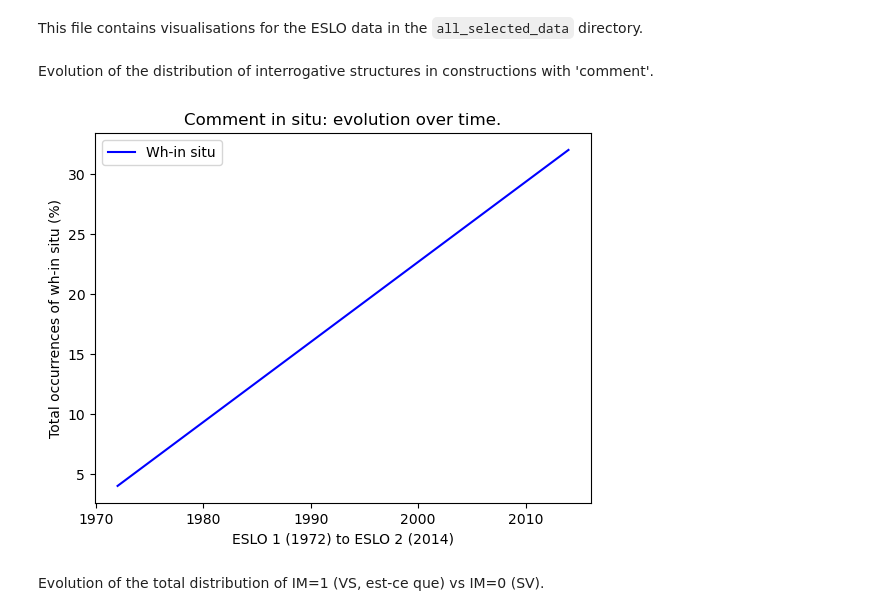
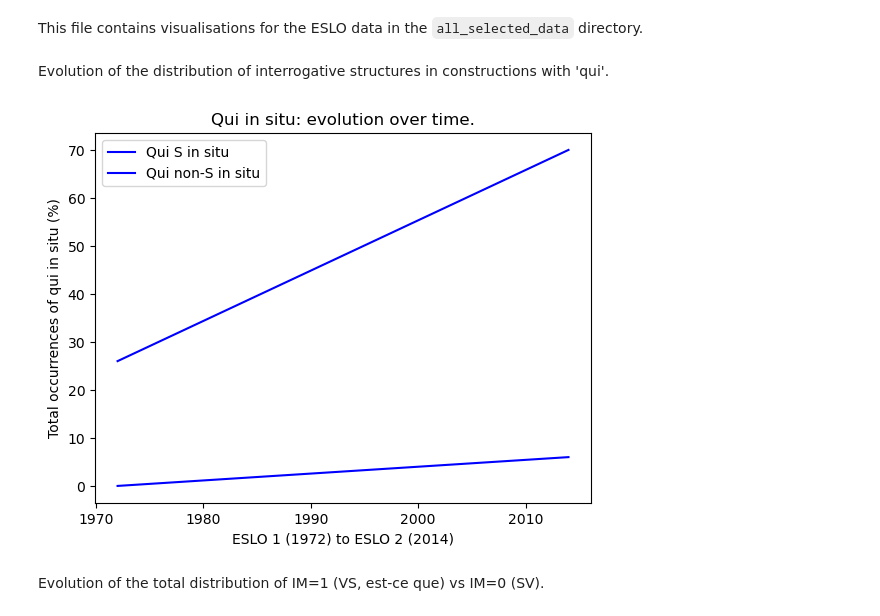
Before and after one commit to CaterinaBi/parameters-corpus-work, a Jupyter notebook: data/ESLO/visualisations/visualisations_qui.ipynb, the cells around one changed output. Saved outputs shown, nothing was run; the diff lists cells and outputs as text; code cells hidden in the pictures.

```diff
--- a/data/ESLO/visualisations/visualisations_qui.ipynb
+++ b/data/ESLO/visualisations/visualisations_qui.ipynb
@@ -4,27 +4,31 @@ This file contains visualisations for the ESLO data in the `all_selected_data` d
 # all imports
 import matplotlib.pyplot as plt
 # %% [markdown]
-Evolution of the distribution of interrogative structures in constructions with 'comment'.
+Evolution of the distribution of interrogative structures in constructions with 'qui'.
 # %%
-# comment in situ
+# qui in situ
 x = [1972, 2014]
-y = [4, 32]
+y = [0, 6]
+
+x2 = [1972, 2014]
+y2 = [26, 70]
 
 for i in range(0, len(x), 2):
-    plt.plot(x, y, "-b", label="Wh-in situ")
+    plt.plot(x, y, "-b", label="Qui S in situ")
+    plt.plot(x2, y2, "-b", label="Qui non-S in situ")
 
 # define legend
 plt.legend(loc="upper left")
 
 # define labels
 plt.xlabel('ESLO 1 (1972) to ESLO 2 (2014)')
-plt.ylabel('Total occurrences of wh-in situ (%)')
-plt.title('Comment in situ: evolution over time.')
+plt.ylabel('Total occurrences of qui in situ (%)')
+plt.title('Qui in situ: evolution over time.')
 
 # display the plot
 plt.show()
 # %% [output]
-[figure, old version]
+[figure, new version]
 # %% [markdown]
 Evolution of the total distribution of IM=1 (VS, est-ce que) vs IM=0 (SV).
 # %%
```
Also changed, not shown: parts of 3 cells of this notebook, 10 other files.
